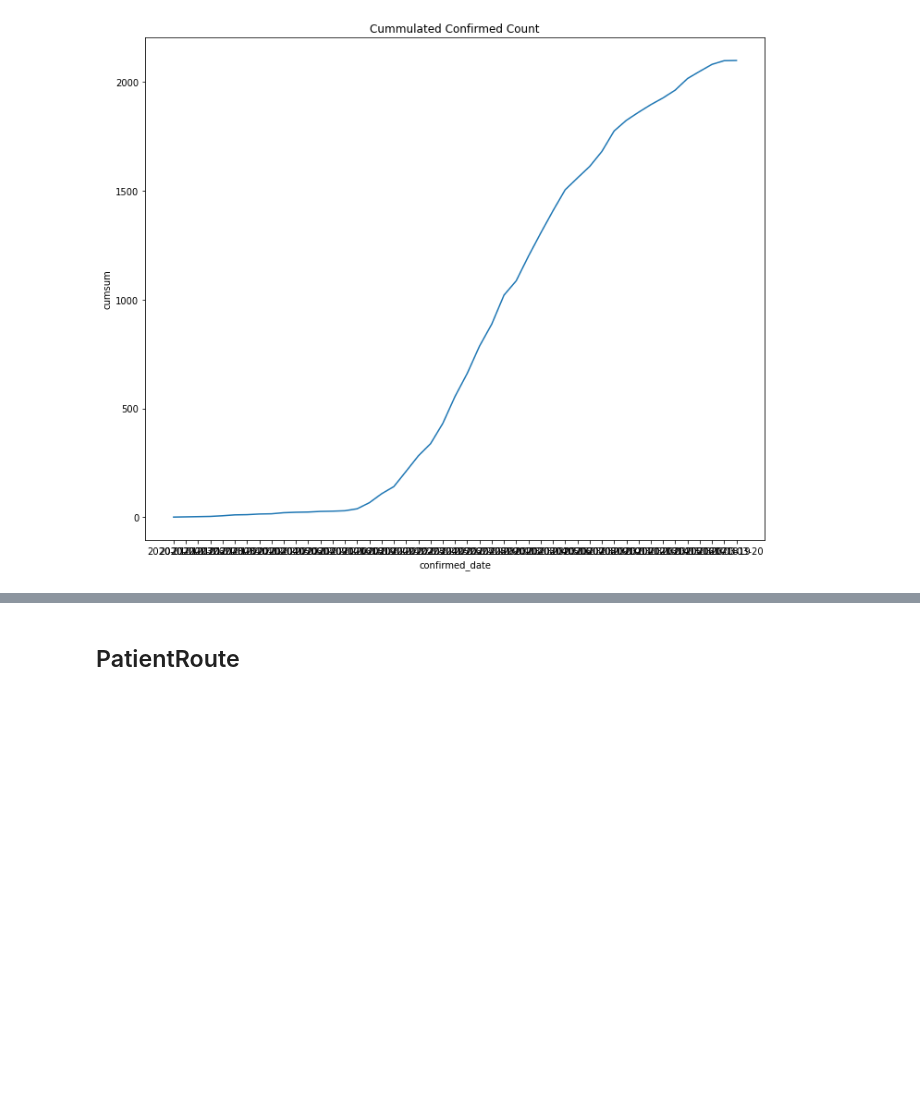
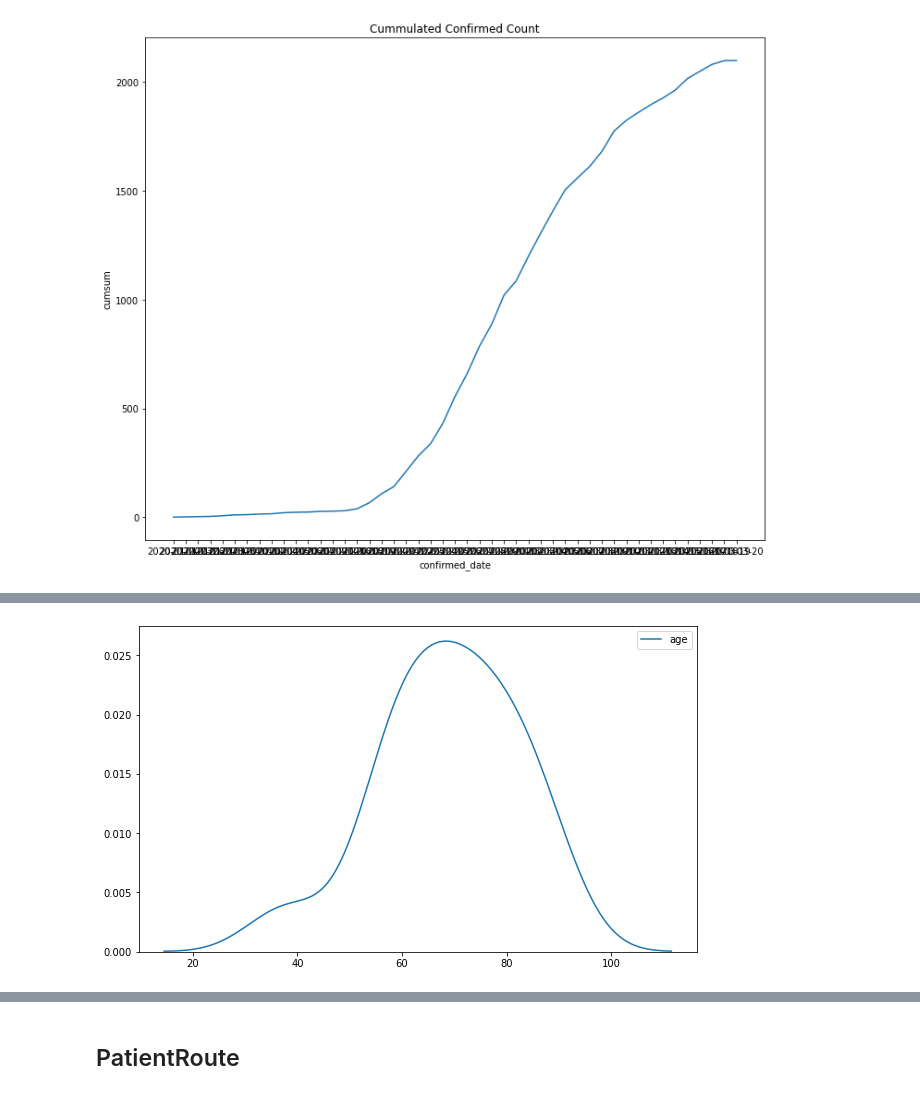
Before and after one commit to hodurie/Kaggle_Challenge, a Jupyter notebook: Covid19/Covid19.ipynb, the cells around one changed output, grey strips where cells are left out. Cells and saved outputs as stored; diff of their text form; code cells hidden in the pictures; blank space fills up the shorter version.

```diff
--- a/Covid19/Covid19.ipynb
+++ b/Covid19/Covid19.ipynb
@@ -253,0 +264,4 @@ Text(0.5, 1.0, 'Cummulated Confirmed Count')
+# %%
+make_dist(PatientInfo, 'deceased')
+# %% [output]
+[figure, added]
```
Also changed, not shown: parts of 21 cells of this notebook.
